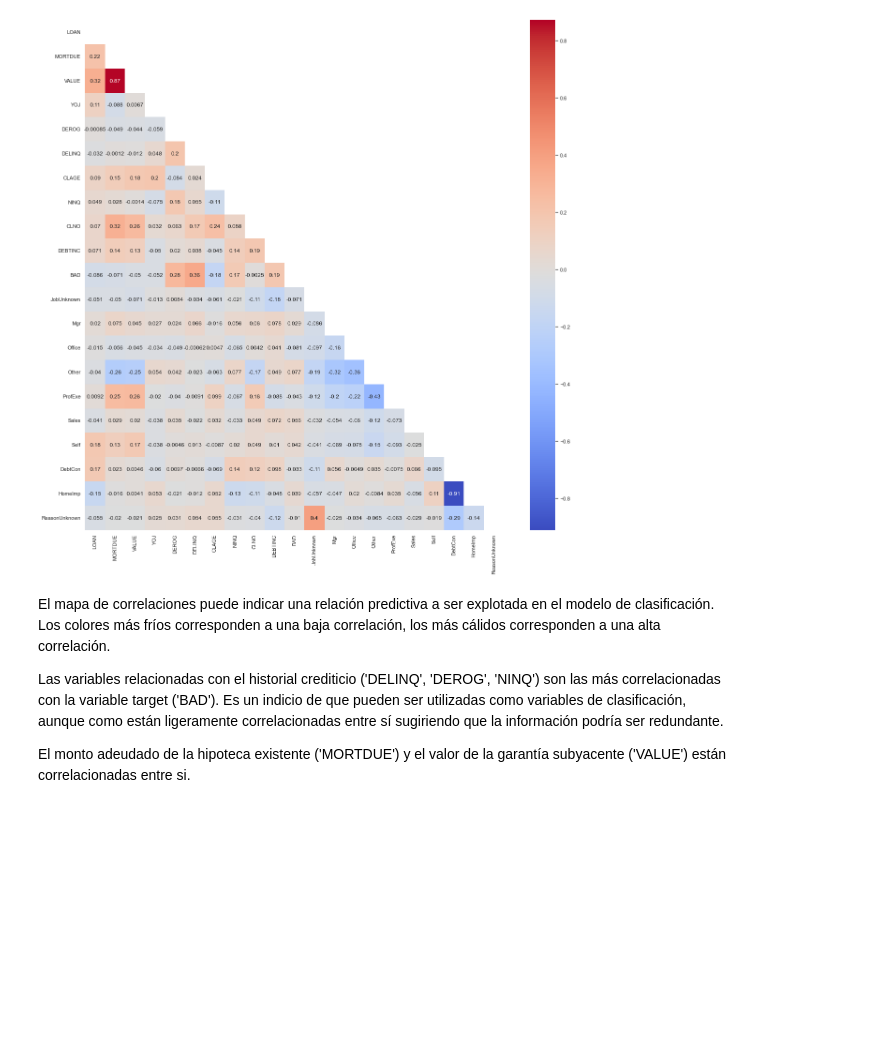
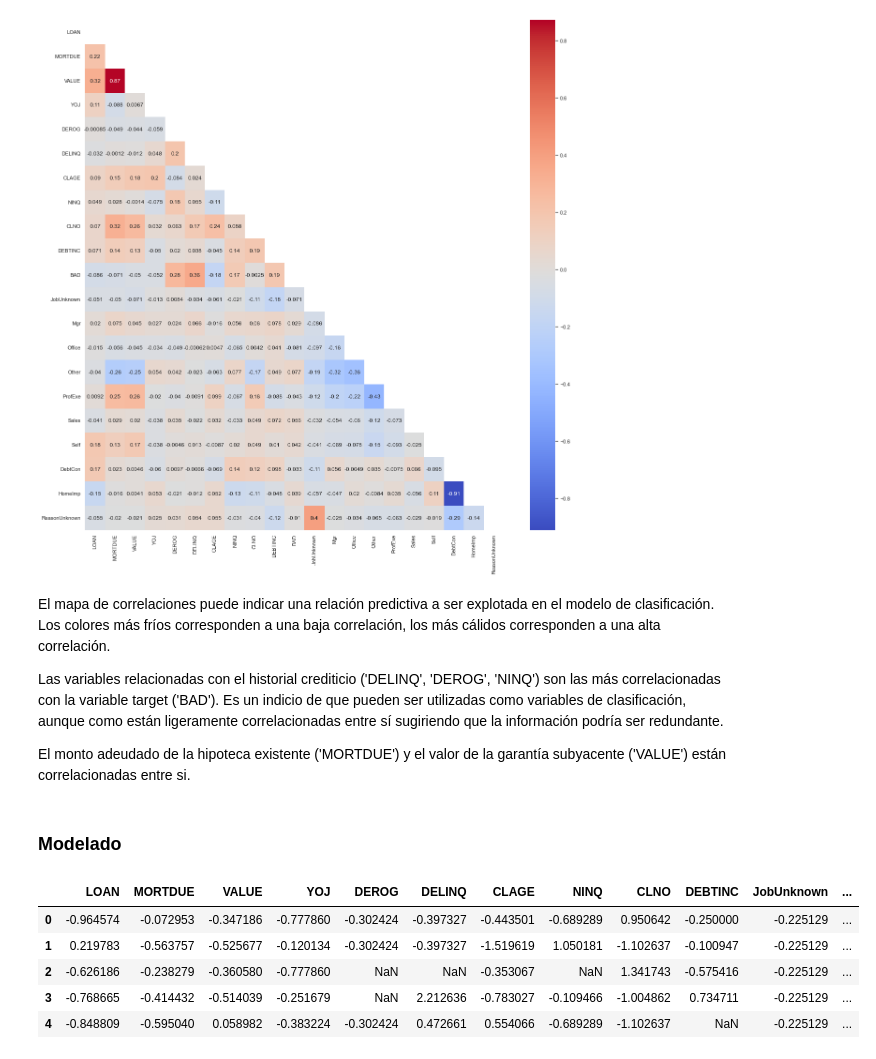
Before and after one commit to HelgaZambrana/data-science-coderhouse, a Jupyter notebook: ProyectoFinal_RiesgoCrediticio.ipynb, the cells around one changed output. Saved outputs shown, nothing was run; the diff lists cells and outputs as text; code cells hidden in the pictures; blank space fills up the shorter version.

```diff
--- a/ProyectoFinal_RiesgoCrediticio.ipynb
+++ b/ProyectoFinal_RiesgoCrediticio.ipynb
@@ -430,3 +434,21 @@ El mapa de correlaciones puede indicar una relación predictiva a ser explotada
 Las variables relacionadas con el historial crediticio ('DELINQ', 'DEROG', 'NINQ') son las más correlacionadas con la variable target ('BAD'). Es un indicio de que pueden ser utilizadas como variables de clasificación, aunque como están ligeramente correlacionadas entre sí sugiriendo que la información podría ser redundante.
 
 El monto adeudado de la hipoteca existente ('MORTDUE') y el valor de la garantía subyacente ('VALUE') están correlacionadas entre si.
+# %% [markdown]
+### Modelado
+# %%
+y = train_df['BAD']
+X = train_df.drop(columns = ['BAD'])
+
+scaler = StandardScaler()
+X_scaled = scaler.fit_transform(X)
+X_scaled = pd.DataFrame(X_scaled)
+X_scaled.columns = X.columns
+X_scaled.head()
+# %% [output]
+|  | LOAN | MORTDUE | VALUE | YOJ | DEROG | DELINQ | CLAGE | NINQ | CLNO | DEBTINC | JobUnknown | ... |
+| 0 | -0.964574 | -0.072953 | -0.347186 | -0.777860 | -0.302424 | -0.397327 | -0.443501 | -0.689289 | 0.950642 | -0.250000 | -0.225129 | ... |
+| 1 | 0.219783 | -0.563757 | -0.525677 | -0.120134 | -0.302424 | -0.397327 | -1.519619 | 1.050181 | -1.102637 | -0.100947 | -0.225129 | ... |
+| 2 | -0.626186 | -0.238279 | -0.360580 | -0.777860 | NaN | NaN | -0.353067 | NaN | 1.341743 | -0.575416 | -0.225129 | ... |
+| 3 | -0.768665 | -0.414432 | -0.514039 | -0.251679 | NaN | 2.212636 | -0.783027 | -0.109466 | -1.004862 | 0.734711 | -0.225129 | ... |
+| 4 | -0.848809 | -0.595040 | 0.058982 | -0.383224 | -0.302424 | 0.472661 | 0.554066 | -0.689289 | -1.102637 | NaN | -0.225129 | ... |
```
Also changed, not shown: parts of 1 cell of this notebook.
